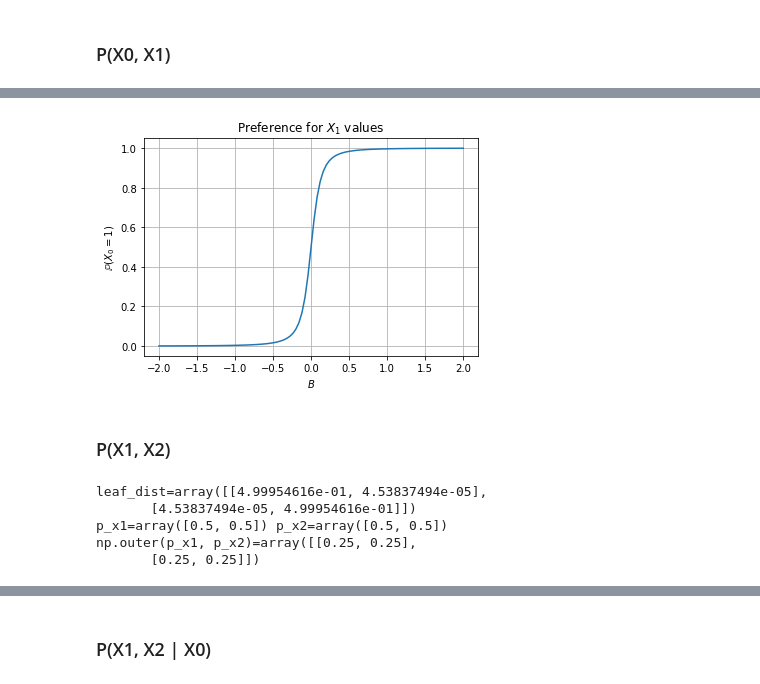
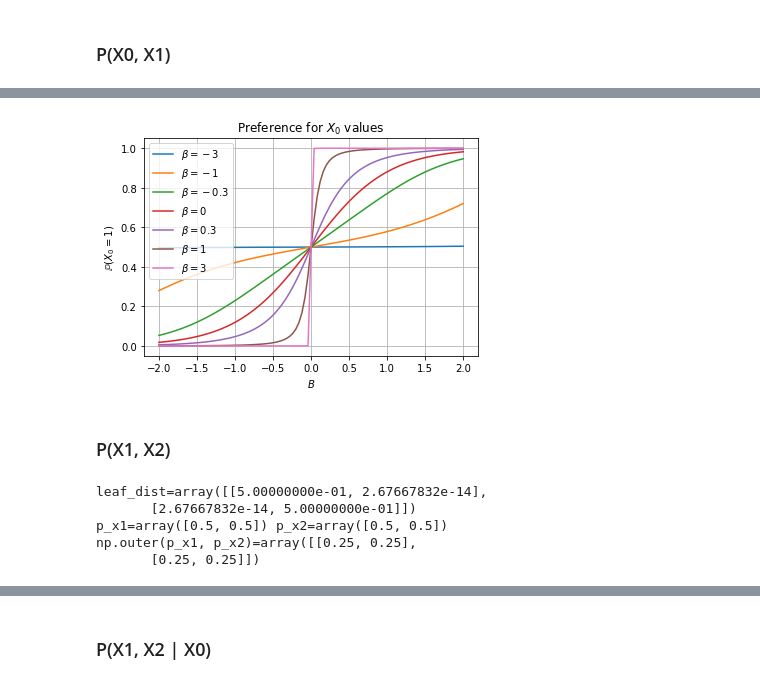
Before and after one commit to YizhongHu/statistical_mechanics_on_graphs, a Jupyter notebook: src/ising.ipynb, the cells around one changed output, grey strips where cells are left out. Cells and saved outputs as stored; diff of their text form; code cells hidden in the pictures.

Commit message:
ising all correlations

```diff
--- a/src/ising.ipynb
+++ b/src/ising.ipynb
@@ -118,7 +118,7 @@ edge_distribution(mu)=array([[0.44040554, 0.05960046],
 # %% [markdown]
 ### P(X0, X1)
 # %%
-mu = optimize(beta=-10, B=0, kappa=2, ftol=1e-10)
+mu = optimize(beta=5, B=0.1, kappa=2, ftol=1e-10)
 
 pi_mu = edge_distribution(mu)
 print(f'{pi_mu=}')
@@ -135,5 +135,5 @@ np.outer(p_x0, p_x1)=array([[0.25, 0.25],
 # %%
-betas = np.linspace(-5, 5, 51)
+betas = np.linspace(-3, 3, 31)
 probabilities = []
 
 for beta in betas:
@@ -151,7 +151,7 @@ plt.plot(betas, probabilities[:, 0, 1], '.', label='$(X_0, X_v)=(-, +)$')
 plt.plot(betas, probabilities[:, 1, 0], '--', label='$(X_0, X_v)=(+, -)$')
 plt.plot(betas, probabilities[:, 1, 1], '*', label='$(X_0, X_v)=(+, +)$')
 plt.legend()
-plt.title('Correlation strength w.r.t. $\\beta$ ($B=0$)')
+plt.title('Correlation strength between $X_0$ and $X_v$ w.r.t. $\\beta$ ($B=0$)')
 plt.xlabel('$\\beta$')
 plt.ylabel('$\\mathbb{P}(X_0, X_1) / [\\mathbb{P}(X_0)\\mathbb{P}(X_v)]$')
 plt.grid(True)
@@ -161,22 +204,27 @@ plt.savefig('../img/ising_x0_xv.png')
 # %%
 Bs = np.linspace(-2, 2, 101)
-probabilities = []
+betas = [-3, -1, -0.3, 0, 0.3, 1, 3]
 
-for B in Bs:
-    mu = optimize(beta=1, B=B, kappa=2, ftol=1e-10)
-    probabilities.append(np.sum(mu[1]))
+for beta in betas:
+    probabilities = []
+    for B in Bs:
+        mu = optimize(beta=beta, B=B, kappa=2, ftol=1e-10)
+        probabilities.append(np.sum(mu[1]))
 
-plt.plot(Bs, probabilities)
-plt.title('Preference for $X_1$ values')
+    plt.plot(Bs, probabilities, label=f'$\\beta={beta}$')
+plt.title('Preference for $X_0$ values')
 plt.xlabel('$B$')
 plt.ylabel('$\mathbb{P}(X_0=1)$')
 plt.grid(True)
+plt.legend()
 plt.savefig('../img/ising_x0_B.png')
 # %% [output]
-[figure, old version]
+[figure, new version]
 # %% [markdown]
 ### P(X1, X2)
 # %%
+mu = optimize(beta=0, B=0, kappa=2, ftol=1e-10)
+
 mu_edge = np.sum(mu, axis=0)
 leaf_dist = np.array([[mu_edge[2], mu_edge[1] / 2],
                       [mu_edge[1] / 2, mu_edge[0]],])
@@ -186,8 +234,8 @@ p_x2 = np.sum(leaf_dist, axis=0)
 print(f'{p_x1=}', f'{p_x2=}')
 print(f'{np.outer(p_x1, p_x2)=}')
 # %% [output]
-leaf_dist=array([[4.99954616e-01, 4.53837494e-05],
-       [4.53837494e-05, 4.99954616e-01]])
+leaf_dist=array([[5.00000000e-01, 2.67667832e-14],
+       [2.67667832e-14, 5.00000000e-01]])
 p_x1=array([0.5, 0.5]) p_x2=array([0.5, 0.5])
 np.outer(p_x1, p_x2)=array([[0.25, 0.25],
        [0.25, 0.25]])
```
Also changed, not shown: parts of 8 cells of this notebook, 10 other files.
